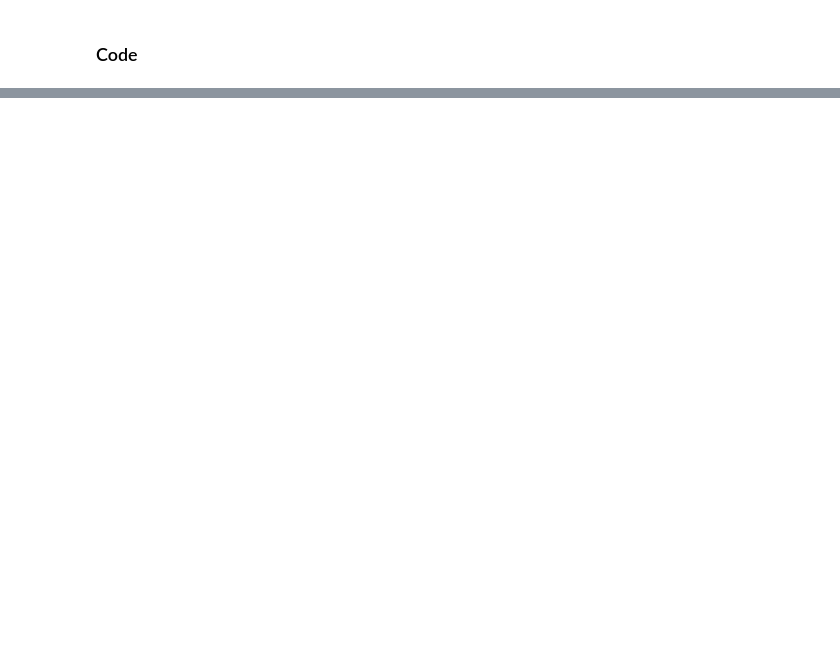
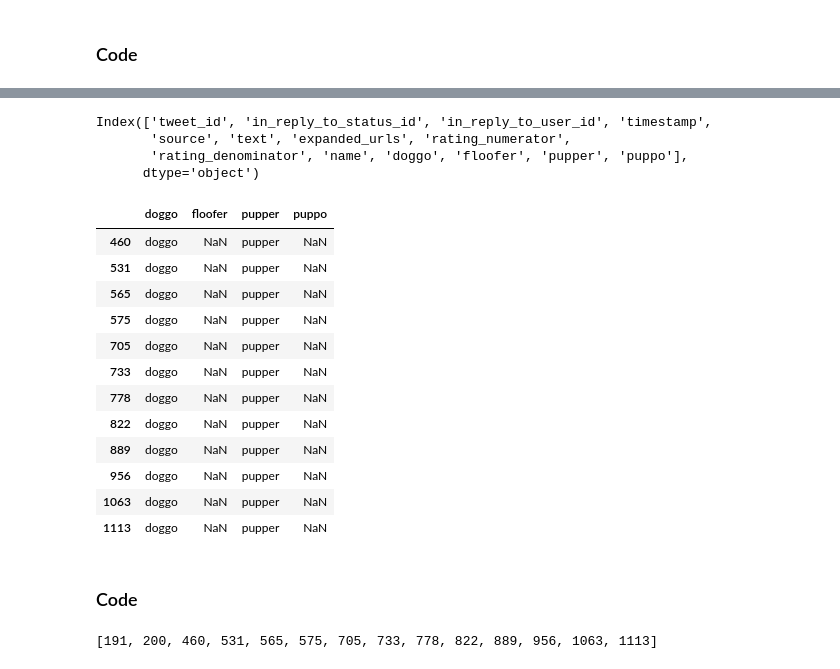
Before and after one commit to EllenZhangYarong/DataScience, a Jupyter notebook: DAND/CapstoneProjects/Project3_Twitter_WeRateDogs/wrangle_act.ipynb, the cells around one changed output, grey strips where cells are left out. Saved outputs shown, nothing was run; the diff lists cells and outputs as text; code cells hidden in the pictures; blank space fills up the shorter version.

```diff
--- a/DAND/CapstoneProjects/Project3_Twitter_WeRateDogs/wrangle_act.ipynb
+++ b/DAND/CapstoneProjects/Project3_Twitter_WeRateDogs/wrangle_act.ipynb
@@ -681,0 +760,10 @@ df_predictions_clean[['p1','p2','p3']].sample(5)
+# %%
+import re
+
+array_misnominator = ((313,784,1068,1662, 2335))
+for i in range(len(array_misnominator)):
+    pos = array_misnominator[i]
+    string = df_dogs_clean.iloc[pos].text
+    result = re.findall(r'\d+',string)
+    df_dogs_clean.rating_numerator.iloc[pos] = int(result[-2])
+    df_dogs_clean.rating_denominator.iloc[pos] = int(result[-1])
@@ -681,0 +800,6 @@ df_predictions_clean[['p1','p2','p3']].sample(5)
+# %%
+df_dogs_clean.rating_numerator = 10*df_dogs_clean.rating_numerator/df_dogs_clean.rating_denominator
+# %%
+df_dogs_clean.rating_numerator = df_dogs_clean.rating_numerator.astype(int)
+# %%
+df_dogs_clean.rating_denominator = 10
@@ -681,0 +837,25 @@ df_predictions_clean[['p1','p2','p3']].sample(5)
+# %%
+df_dogs_clean.columns
+# %% [output]
+Index(['tweet_id', 'in_reply_to_status_id', 'in_reply_to_user_id', 'timestamp',
+       'source', 'text', 'expanded_urls', 'rating_numerator',
+       'rating_denominator', 'name', 'doggo', 'floofer', 'pupper', 'puppo'],
+      dtype='object')
+# %%
+df_dogs_clean[(df_dogs_clean.doggo == 'doggo') & (df_dogs_clean.pupper == 'pupper')][['doggo','floofer','pupper','puppo']]
+# %% [output]
+|  | doggo | floofer | pupper | puppo |
+| 460 | doggo | NaN | pupper | NaN |
+| 531 | doggo | NaN | pupper | NaN |
+| 565 | doggo | NaN | pupper | NaN |
+| 575 | doggo | NaN | pupper | NaN |
+| 705 | doggo | NaN | pupper | NaN |
+| 733 | doggo | NaN | pupper | NaN |
+| 778 | doggo | NaN | pupper | NaN |
+| 822 | doggo | NaN | pupper | NaN |
+| 889 | doggo | NaN | pupper | NaN |
+| 956 | doggo | NaN | pupper | NaN |
+| 1063 | doggo | NaN | pupper | NaN |
+| 1113 | doggo | NaN | pupper | NaN |
+# %% [markdown]
+### Code
@@ -681,0 +864,9 @@ df_predictions_clean[['p1','p2','p3']].sample(5)
+# %%
+for i in range(df_dogs_clean.shape[0]):
+    num_stages = df_dogs_clean.iloc[i][['doggo', 'floofer', 'pupper', 'puppo']].count().sum()
+    if num_stages > 1:
+        array_multiple_stage.append(i)
+
+print(array_multiple_stage)
+# %% [output]
+[191, 200, 460, 531, 565, 575, 705, 733, 778, 822, 889, 956, 1063, 1113]
```
Also changed, not shown: parts of 72 cells of this notebook.
